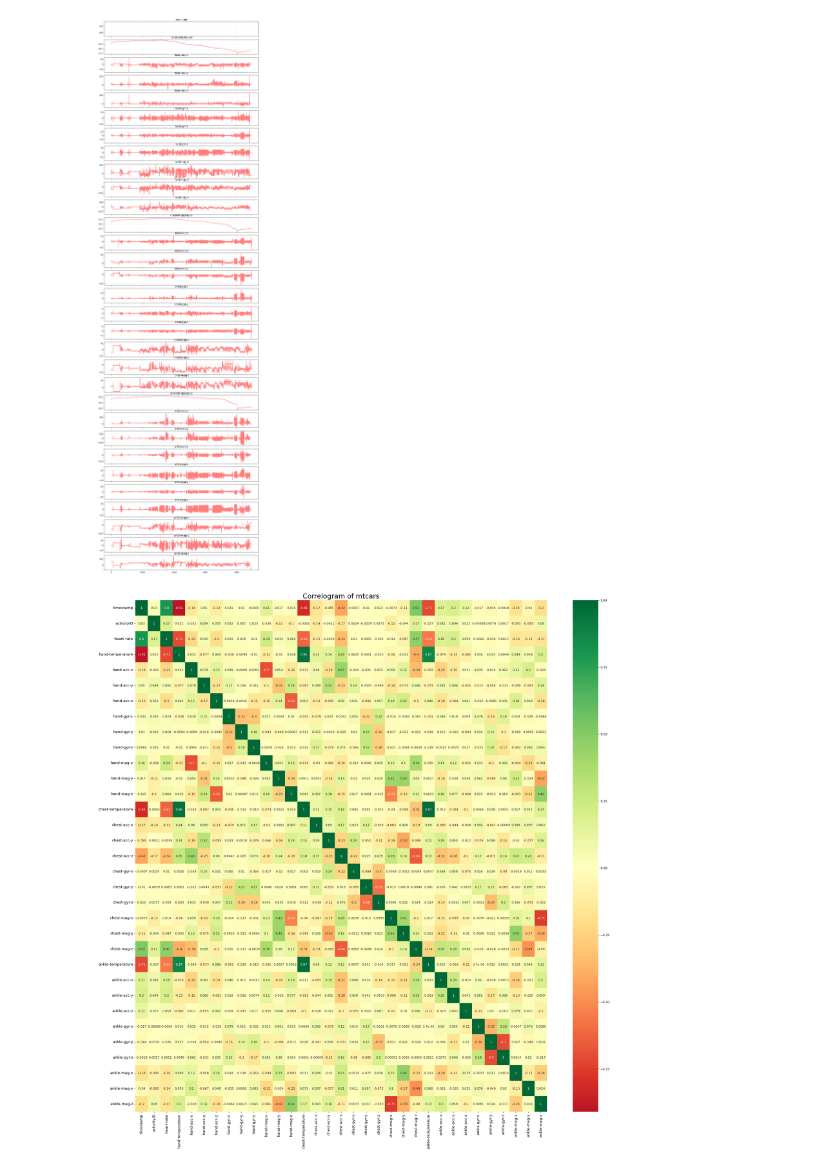
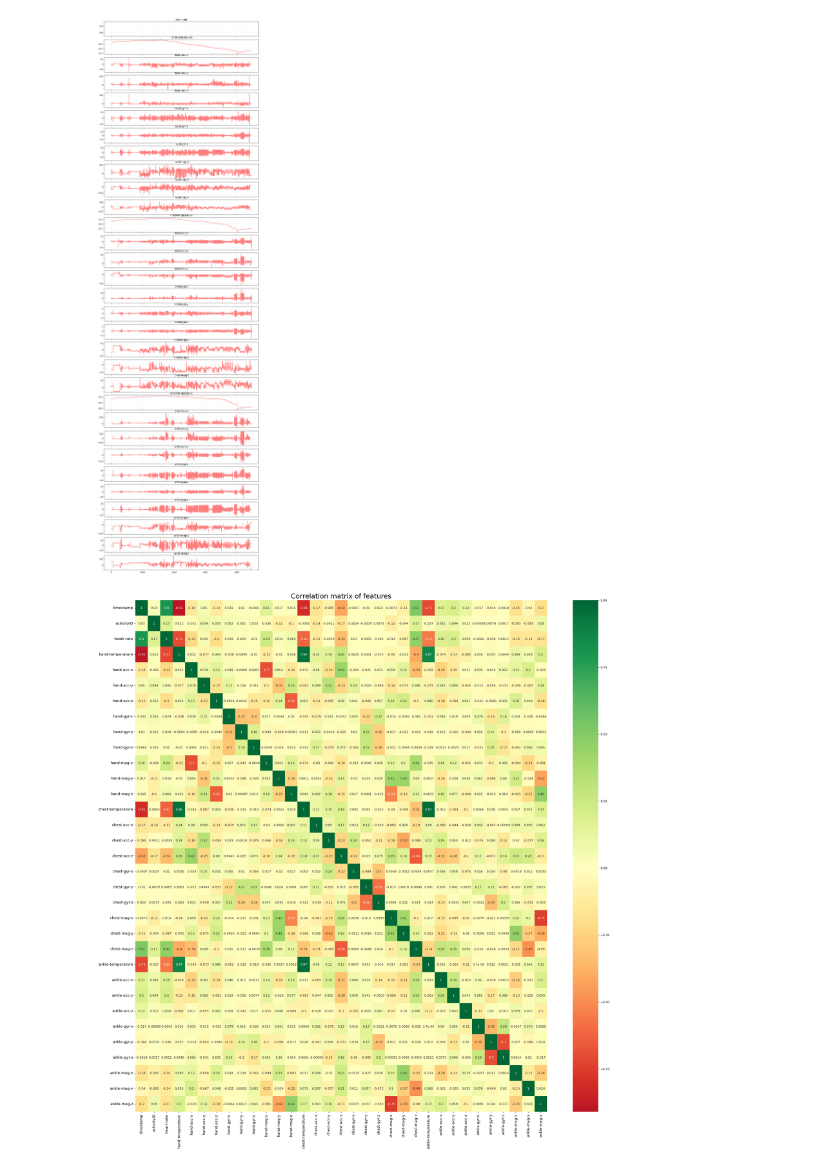
Before and after one commit to zivyo/human-activity-classification, a Jupyter notebook: HAR_classifictaion.ipynb, the cells around one changed output. Saved outputs shown, nothing was run; the diff lists cells and outputs as text; code cells hidden in the pictures.

```diff
--- a/HAR_classifictaion.ipynb
+++ b/HAR_classifictaion.ipynb
@@ -288,15 +299,14 @@ plot_ts(subjects_data[102])
 # %% [output]
 [figure]
 # %%
-
+col = df_2.columns
 # Plot
 plt.figure(figsize=(30,30), dpi= 80)
-sns.heatmap(df_2.corr(), xticklabels=df_2.corr().columns, yticklabels=df_2.corr().columns, cmap='RdYlGn', center=0, annot=True)
-
+sns.heatmap(df_2.corr(), xticklabels=col, yticklabels=col, cmap='RdYlGn', center=0, annot=True)
 # Decorations
-plt.title('Correlogram of mtcars', fontsize=22)
+plt.title('Correlation matrix of features', fontsize=22)
 plt.xticks(fontsize=12)
 plt.yticks(fontsize=12)
 plt.show()
 # %% [output]
-[figure, old version]
+[figure, new version]
```
Also changed, not shown: parts of 10 cells of this notebook.
